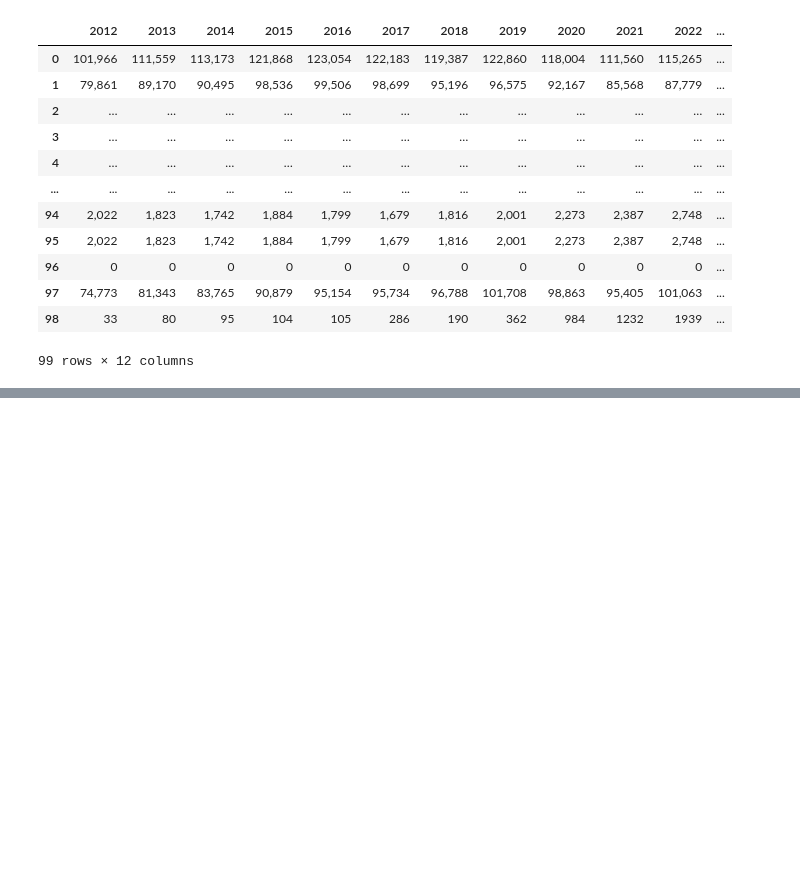
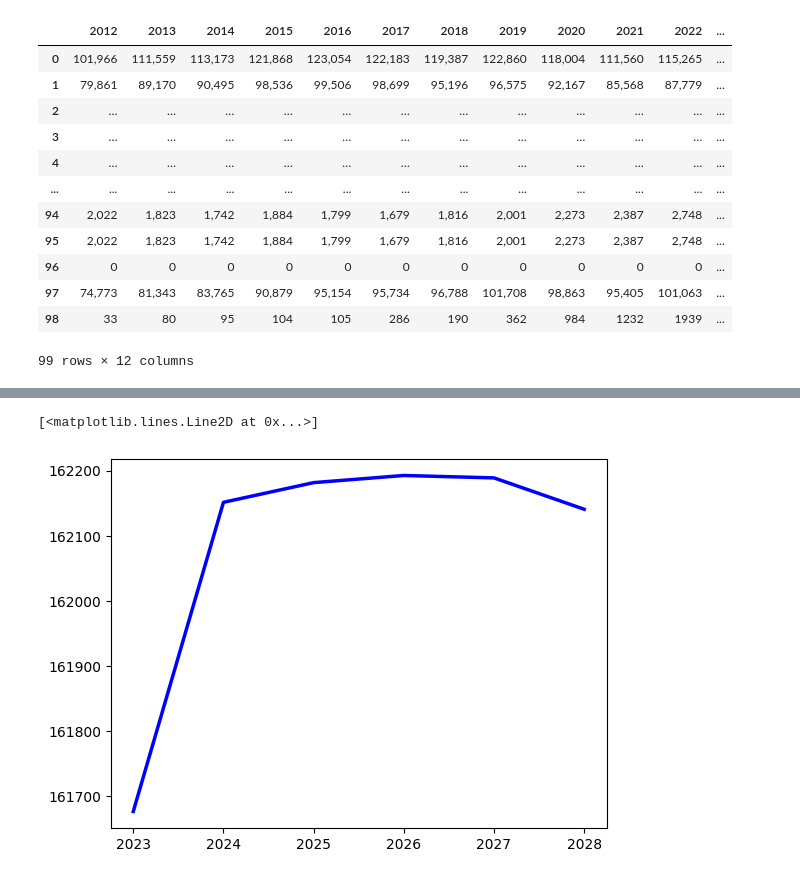
Before and after one commit to amishmish/cdc2025, a Jupyter notebook: Plot_Perry.ipynb, the cells around one changed output, grey strips where cells are left out. Cells and saved outputs as stored; diff of their text form; code cells hidden in the pictures; blank space fills up the shorter version.

```diff
--- a/Plot_Perry.ipynb
+++ b/Plot_Perry.ipynb
@@ -87,0 +239,7 @@ Monte Carlo Estimate: 1.9429
+# %%
+mean_by_year = branches_df.groupby("Year")["Gross_Output"].mean()
+plt.plot(mean_by_year.index, mean_by_year.values,
+         color="blue", lw=2.5, label="Mean across simulations")
+# %% [output]
+[<matplotlib.lines.Line2D at 0x...>]
+[figure, added]
```
Also changed, not shown: parts of 4 cells of this notebook, 1 other file.
